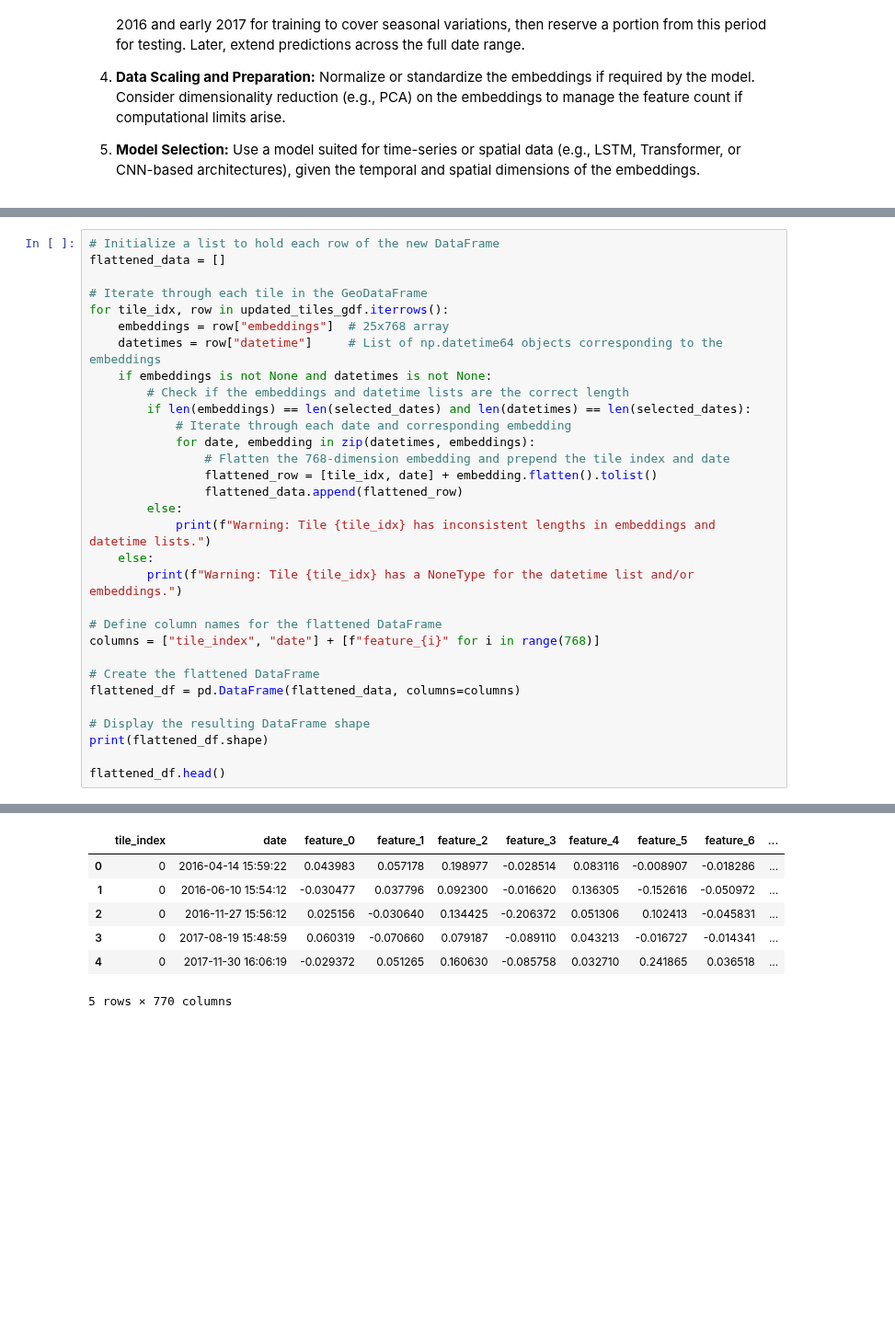
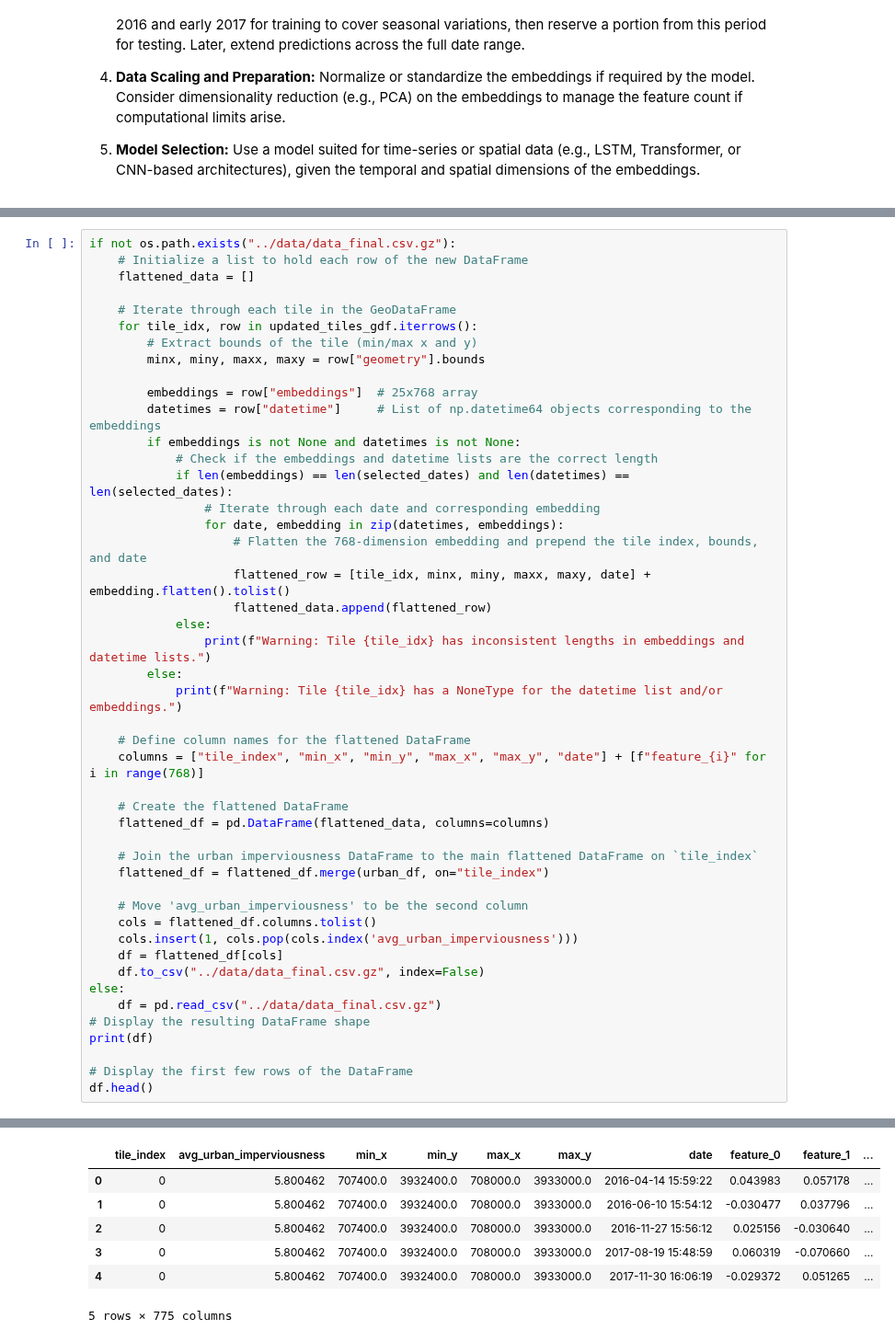
Before and after one commit to benton-tripp/urban-clay, a Jupyter notebook: notebooks/generate-embeddings.ipynb, the cells around one changed output, grey strips where cells are left out. Shown at 92% size. Saved outputs shown, nothing was run; the diff lists cells and outputs as text; blank space fills up the shorter version.

Commit message:
final data

```diff
--- a/notebooks/generate-embeddings.ipynb
+++ b/notebooks/generate-embeddings.ipynb
@@ -307,32 +338,47 @@ reserved for testing. Once trained, the model will be applied to estimate urban
 # %%
-# Initialize a list to hold each row of the new DataFrame
-flattened_data = []
+if not os.path.exists("../data/data_final.csv.gz"):
+    # Initialize a list to hold each row of the new DataFrame
+    flattened_data = []
 
-# Iterate through each tile in the GeoDataFrame
-for tile_idx, row in updated_tiles_gdf.iterrows():
-    embeddings = row["embeddings"]  # 25x768 array
-    datetimes = row["datetime"]     # List of np.datetime64 objects corresponding to the embeddings
-    if embeddings is not None and datetimes is not None:
-        # Check if the embeddings and datetime lists are the correct length
-        if len(embeddings) == len(selected_dates) and len(datetimes) == len(selected_dates):
-            # Iterate through each date and corresponding embedding
-            for date, embedding in zip(datetimes, embeddings):
-                # Flatten the 768-dimension embedding and prepend the tile index and date
-                flattened_row = [tile_idx, date] + embedding.flatten().tolist()
-                flattened_data.append(flattened_row)
+    # Iterate through each tile in the GeoDataFrame
+    for tile_idx, row in updated_tiles_gdf.iterrows():
+        # Extract bounds of the tile (min/max x and y)
+        minx, miny, maxx, maxy = row["geometry"].bounds
+
+        embeddings = row["embeddings"]  # 25x768 array
+        datetimes = row["datetime"]     # List of np.datetime64 objects corresponding to the embeddings
+        if embeddings is not None and datetimes is not None:
+            # Check if the embeddings and datetime lists are the correct length
+            if len(embeddings) == len(selected_dates) and len(datetimes) == len(selected_dates):
+                # Iterate through each date and corresponding embedding
+                for date, embedding in zip(datetimes, embeddings):
+                    # Flatten the 768-dimension embedding and prepend the tile index, bounds, and date
+                    flattened_row = [tile_idx, minx, miny, maxx, maxy, date] + embedding.flatten().tolist()
+                    flattened_data.append(flattened_row)
+            else:
+                print(f"Warning: Tile {tile_idx} has inconsistent lengths in embeddings and datetime lists.")
         else:
-            print(f"Warning: Tile {tile_idx} has inconsistent lengths in embeddings and datetime lists.")
-    else:
-        print(f"Warning: Tile {tile_idx} has a NoneType for the datetime list and/or embeddings.")
+            print(f"Warning: Tile {tile_idx} has a NoneType for the datetime list and/or embeddings.")
 
-# Define column names for the flattened DataFrame
-columns = ["tile_index", "date"] + [f"feature_{i}" for i in range(768)]
+    # Define column names for the flattened DataFrame
+    columns = ["tile_index", "min_x", "min_y", "max_x", "max_y", "date"] + [f"feature_{i}" for i in range(768)]
 
-# Create the flattened DataFrame
-flattened_df = pd.DataFrame(flattened_data, columns=columns)
+    # Create the flattened DataFrame
+    flattened_df = pd.DataFrame(flattened_data, columns=columns)
 
+    # Join the urban imperviousness DataFrame to the main flattened DataFrame on `tile_index`
+    flattened_df = flattened_df.merge(urban_df, on="tile_index")
+
+    # Move 'avg_urban_imperviousness' to be the second column
+    cols = flattened_df.columns.tolist()
+    cols.insert(1, cols.pop(cols.index('avg_urban_imperviousness')))
+    df = flattened_df[cols]
+    df.to_csv("../data/data_final.csv.gz", index=False)
+else:
+    df = pd.read_csv("../data/data_final.csv.gz")
 # Display the resulting DataFrame shape
-print(flattened_df.shape)
+print(df)
 
-flattened_df.head()
+# Display the first few rows of the DataFrame
+df.head()
 # %% [output]
@@ -341,7 +402,7 @@ Warning: Tile 4726 has a NoneType for the datetime list and/or embeddings.
-|  | tile_index | date | feature_0 | feature_1 | feature_2 | feature_3 | feature_4 | feature_5 | feature_6 | ... |
-| 0 | 0 | 2016-04-14 15:59:22 | 0.043983 | 0.057178 | 0.198977 | -0.028514 | 0.083116 | -0.008907 | -0.018286 | ... |
-| 1 | 0 | 2016-06-10 15:54:12 | -0.030477 | 0.037796 | 0.092300 | -0.016620 | 0.136305 | -0.152616 | -0.050972 | ... |
-| 2 | 0 | 2016-11-27 15:56:12 | 0.025156 | -0.030640 | 0.134425 | -0.206372 | 0.051306 | 0.102413 | -0.045831 | ... |
-| 3 | 0 | 2017-08-19 15:48:59 | 0.060319 | -0.070660 | 0.079187 | -0.089110 | 0.043213 | -0.016727 | -0.014341 | ... |
-| 4 | 0 | 2017-11-30 16:06:19 | -0.029372 | 0.051265 | 0.160630 | -0.085758 | 0.032710 | 0.241865 | 0.036518 | ... |
+|  | tile_index | avg_urban_imperviousness | min_x | min_y | max_x | max_y | date | feature_0 | feature_1 | ... |
+| 0 | 0 | 5.800462 | 707400.0 | 3932400.0 | 708000.0 | 3933000.0 | 2016-04-14 15:59:22 | 0.043983 | 0.057178 | ... |
+| 1 | 0 | 5.800462 | 707400.0 | 3932400.0 | 708000.0 | 3933000.0 | 2016-06-10 15:54:12 | -0.030477 | 0.037796 | ... |
+| 2 | 0 | 5.800462 | 707400.0 | 3932400.0 | 708000.0 | 3933000.0 | 2016-11-27 15:56:12 | 0.025156 | -0.030640 | ... |
+| 3 | 0 | 5.800462 | 707400.0 | 3932400.0 | 708000.0 | 3933000.0 | 2017-08-19 15:48:59 | 0.060319 | -0.070660 | ... |
+| 4 | 0 | 5.800462 | 707400.0 | 3932400.0 | 708000.0 | 3933000.0 | 2017-11-30 16:06:19 | -0.029372 | 0.051265 | ... |
-5 rows × 770 columns
+5 rows × 775 columns
```
Also changed, not shown: parts of 5 cells of this notebook.
